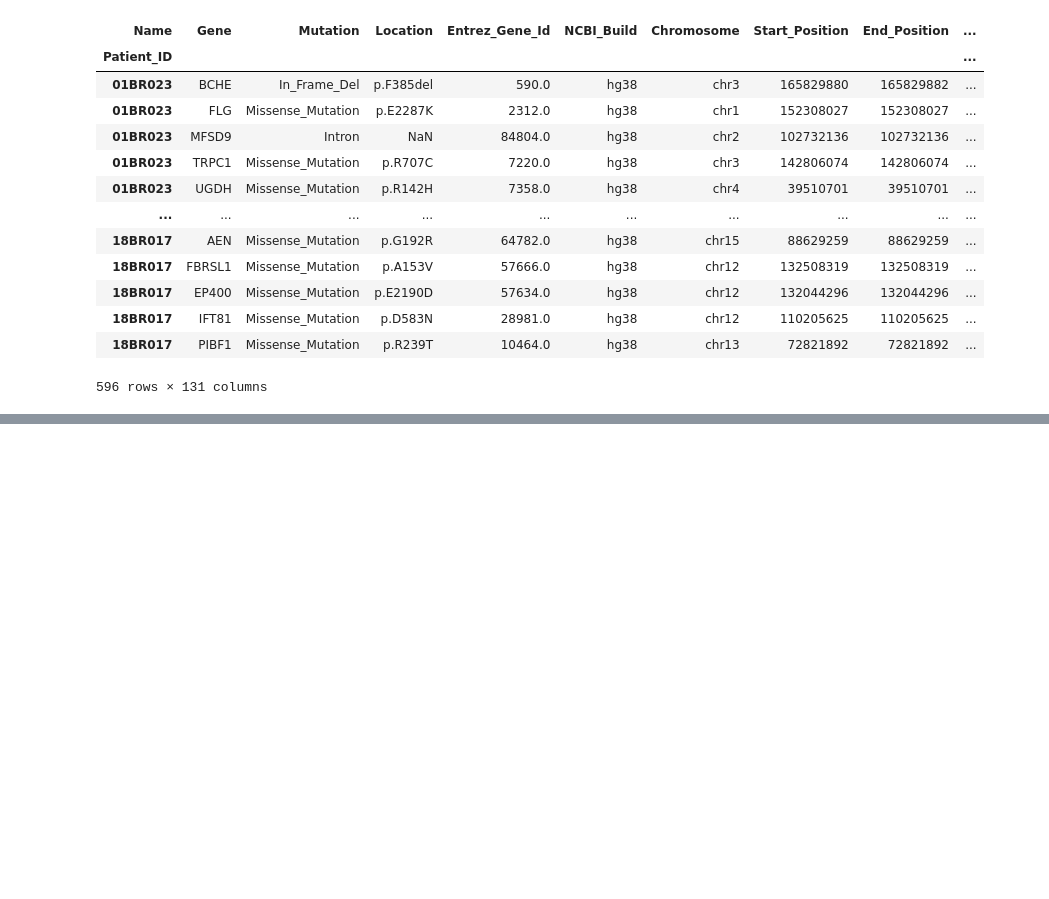
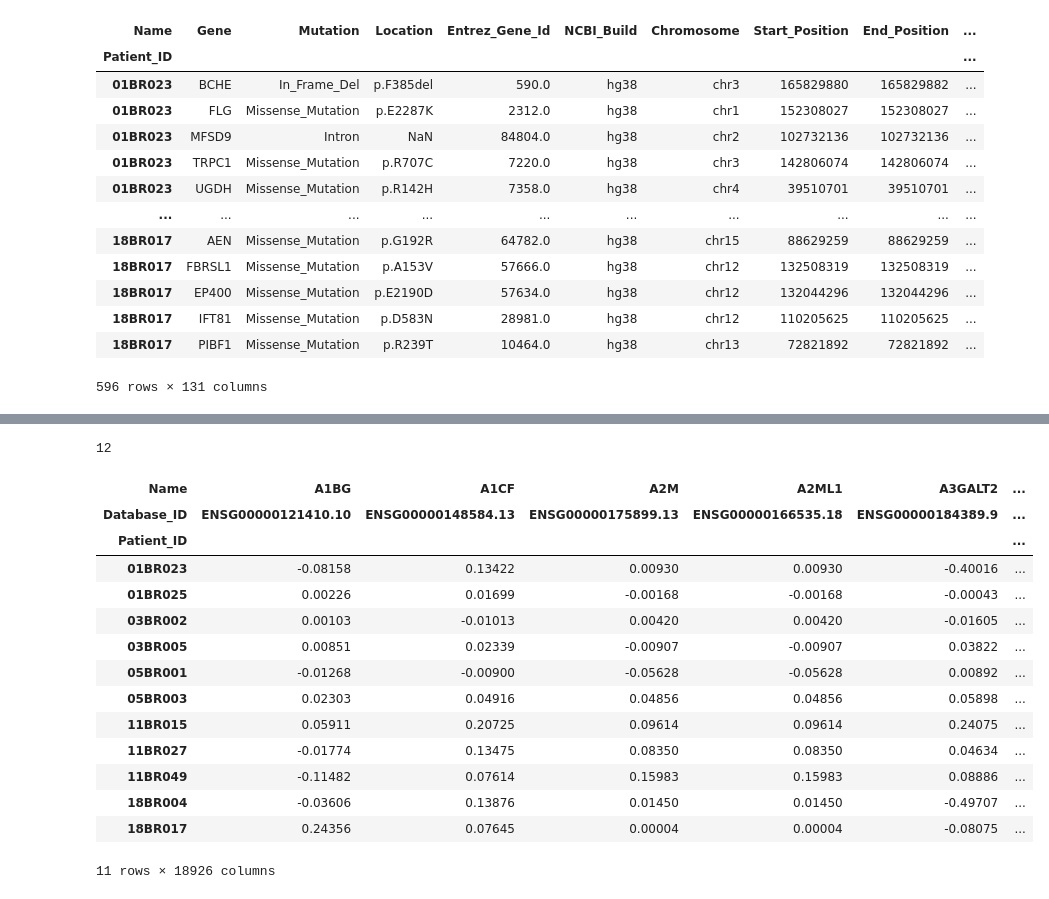
Before and after one commit to abbymuir47/bio362_finalproject, a Jupyter notebook: breast.ipynb, the cells around one changed output, grey strips where cells are left out. Drawn from its saved outputs; the diff is of its cells as text; code cells hidden in the pictures; blank space fills up the shorter version.

```diff
--- a/breast.ipynb
+++ b/breast.ipynb
@@ -89,0 +136,5 @@ candidate_patient_mutations
+# %%
+# Download copy number variation data
+
+cnv = br.get_CNV("washu")
+cnv.head()
@@ -89,0 +164,29 @@ candidate_patient_mutations
+# %%
+# Find patients without driver mutations that do not have CNV data - these will be filtered out
+
+cnv_patients = set(candidate_cnv_patients.index)
+mismatched_patients = patients_without_driver_mutations - cnv_patients
+len(mismatched_patients)
+# %% [output]
+12
+# %%
+# Filter CNV data to include only patients without driver mutations
+
+candidate_cnv_patients = cnv[cnv.index.isin(patients_without_driver_mutations)]
+candidate_cnv_patients
+# %% [output]
+| Name | A1BG | A1CF | A2M | A2ML1 | A3GALT2 | ... |
+| Database_ID | ENSG00000121410.10 | ENSG00000148584.13 | ENSG00000175899.13 | ENSG00000166535.18 | ENSG00000184389.9 | ... |
+| Patient_ID |  |  |  |  |  | ... |
+| 01BR023 | -0.08158 | 0.13422 | 0.00930 | 0.00930 | -0.40016 | ... |
+| 01BR025 | 0.00226 | 0.01699 | -0.00168 | -0.00168 | -0.00043 | ... |
+| 03BR002 | 0.00103 | -0.01013 | 0.00420 | 0.00420 | -0.01605 | ... |
+| 03BR005 | 0.00851 | 0.02339 | -0.00907 | -0.00907 | 0.03822 | ... |
+| 05BR001 | -0.01268 | -0.00900 | -0.05628 | -0.05628 | 0.00892 | ... |
+| 05BR003 | 0.02303 | 0.04916 | 0.04856 | 0.04856 | 0.05898 | ... |
+| 11BR015 | 0.05911 | 0.20725 | 0.09614 | 0.09614 | 0.24075 | ... |
+| 11BR027 | -0.01774 | 0.13475 | 0.08350 | 0.08350 | 0.04634 | ... |
+| 11BR049 | -0.11482 | 0.07614 | 0.15983 | 0.15983 | 0.08886 | ... |
+| 18BR004 | -0.03606 | 0.13876 | 0.01450 | 0.01450 | -0.49707 | ... |
+| 18BR017 | 0.24356 | 0.07645 | 0.00004 | 0.00004 | -0.08075 | ... |
+11 rows × 18926 columns
```
Also changed, not shown: parts of 16 cells of this notebook, 1 other file.
